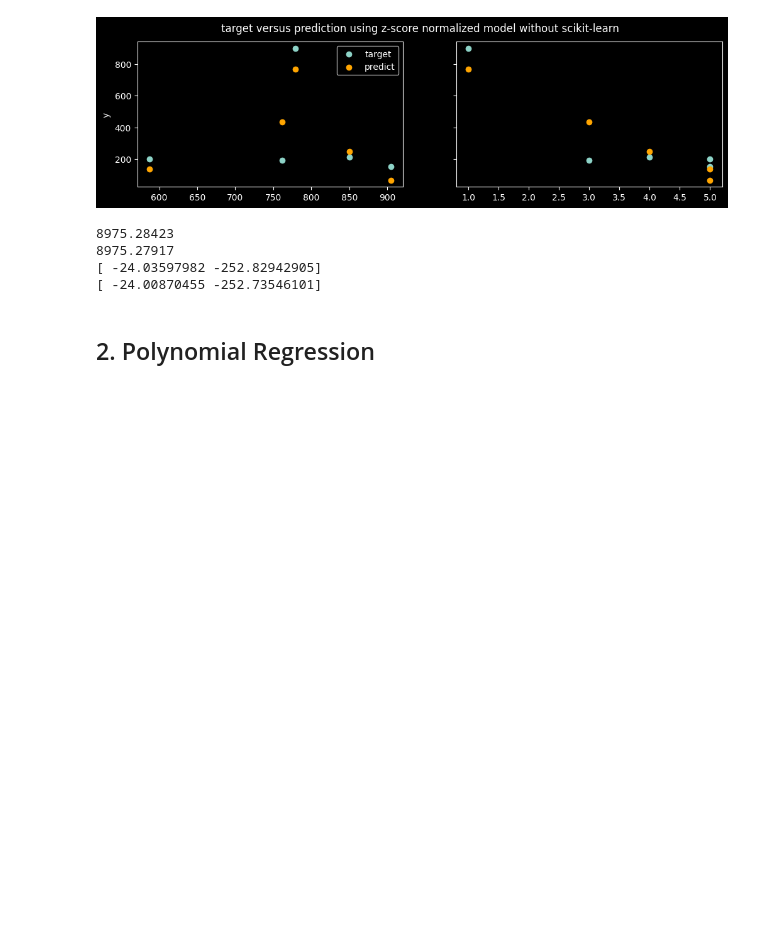
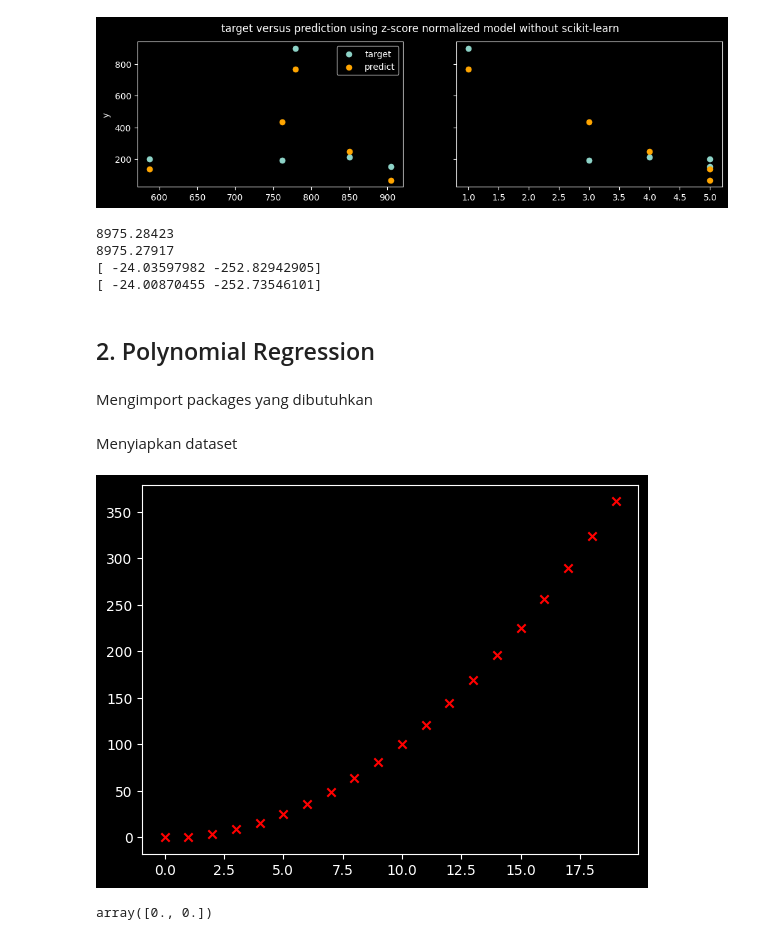
Before and after one commit to f2rra/learning-ml, a Jupyter notebook: supervised.ipynb, the cells around one changed output. Drawn from its saved outputs; the diff is of its cells as text; code cells hidden in the pictures; blank space fills up the shorter version.

```diff
--- a/supervised.ipynb
+++ b/supervised.ipynb
@@ -311,3 +311,5 @@ print(w_norm)
 [ -24.00870455 -252.73546101]
 # %% [markdown]
 ## 2. Polynomial Regression
+# %% [markdown]
+Mengimport packages yang dibutuhkan
@@ -313,0 +319,10 @@ print(w_norm)
+# %% [markdown]
+Menyiapkan dataset
+# %%
+x = np.arange(0,20,1,dtype=float)
+y = x**2
+# %%
+plt.scatter(x,y,marker='x',c='r')
+plt.show()
+# %% [output]
+[figure, added]
@@ -313,0 +336,4 @@ print(w_norm)
+# %%
+w_init
+# %% [output]
+array([0., 0.])
```
Also changed, not shown: parts of 13 cells of this notebook.
